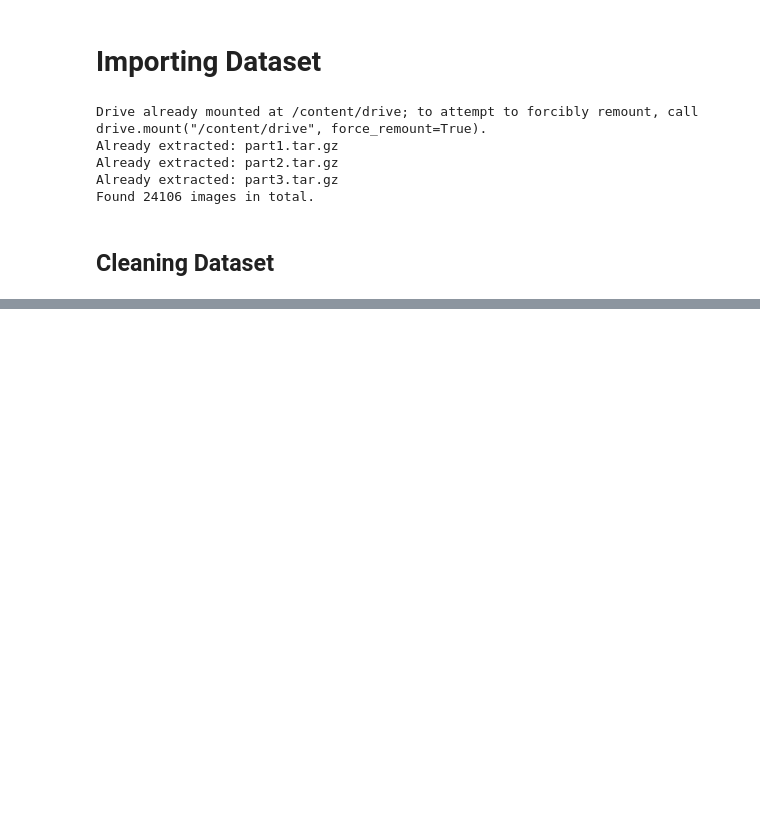
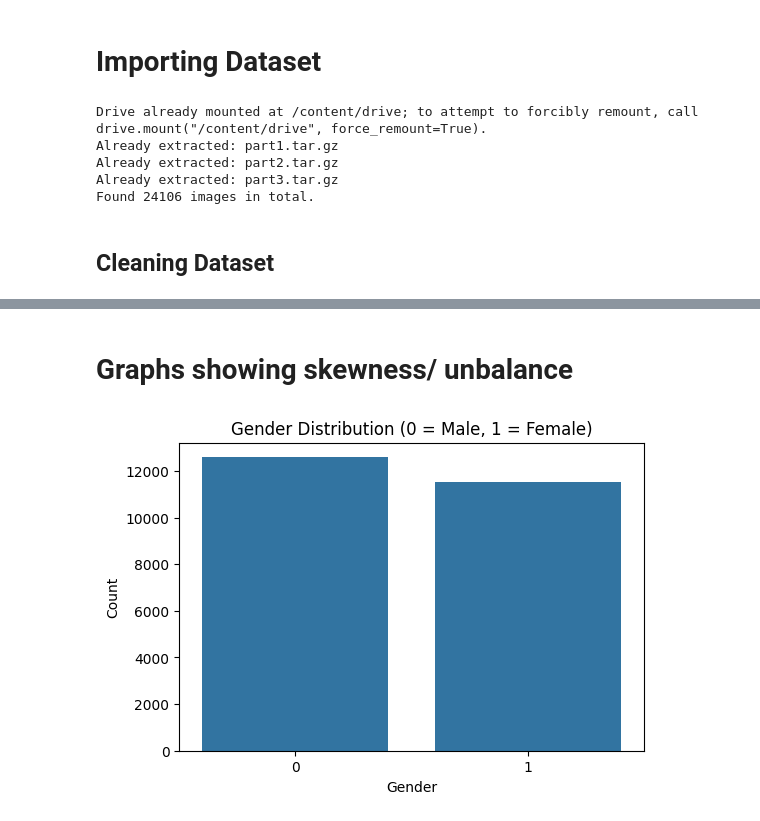
Before and after one commit to Theflawlessone/Face_Detection, a Jupyter notebook: Notebooks/Faces.ipynb, the cells around one changed output, grey strips where cells are left out. Saved outputs shown, nothing was run; the diff lists cells and outputs as text; code cells hidden in the pictures; blank space fills up the shorter version.

```diff
--- a/Notebooks/Faces.ipynb
+++ b/Notebooks/Faces.ipynb
@@ -107,0 +216,11 @@ After cleaning: 24080
+# %% [markdown]
+# Graphs showing skewness/ unbalance
+# %%
+plt.figure(figsize=(6,4))
+sns.countplot(data=df, x="gender")
+plt.title("Gender Distribution (0 = Male, 1 = Female)")
+plt.xlabel("Gender")
+plt.ylabel("Count")
+plt.show()
+# %% [output]
+[figure, added]
```
Also changed, not shown: parts of 28 cells of this notebook.
